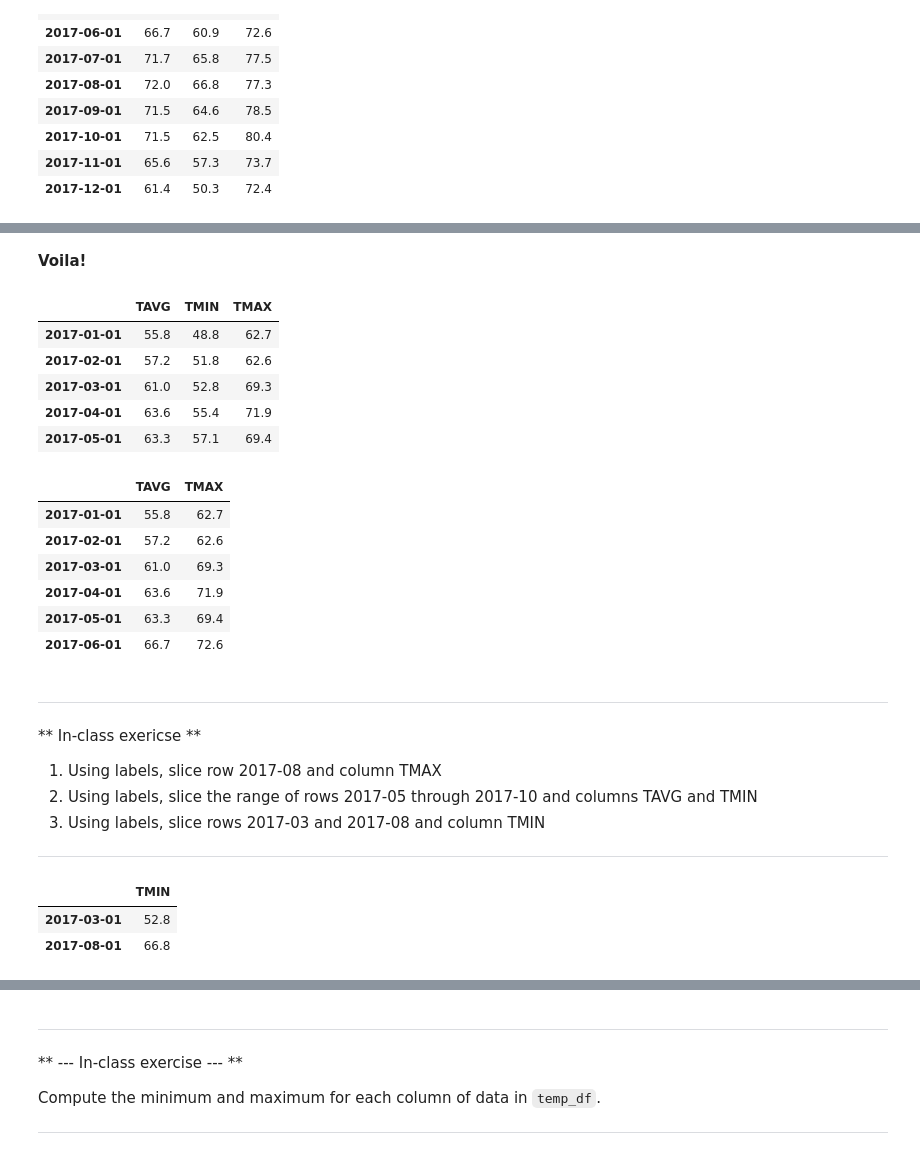
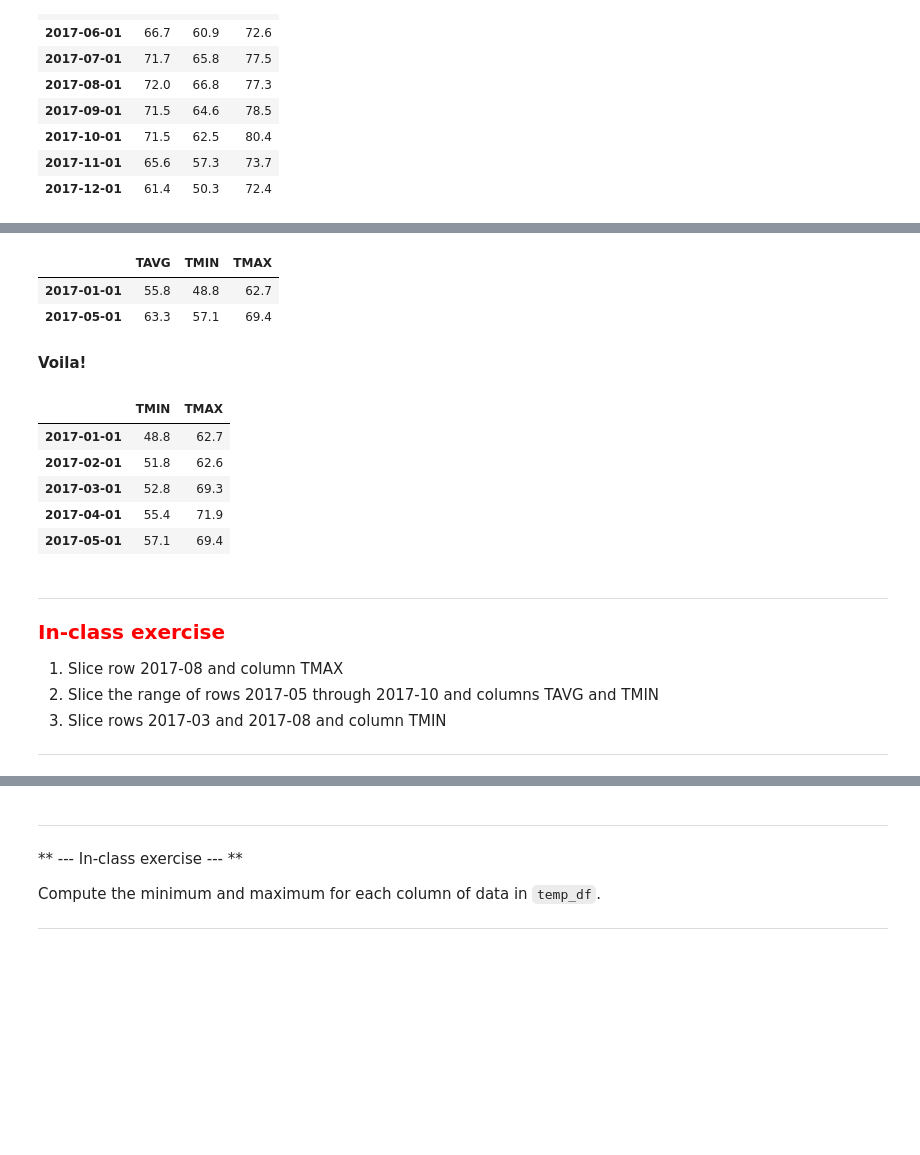
Before and after one commit to neil-berg/climate-data-analyses, a Jupyter notebook: lectures/AOS51_2019W_#2_KEY.ipynb, the cells around one changed output, grey strips where cells are left out. Cells and saved outputs as stored; diff of their text form; code cells hidden in the pictures; blank space fills up the shorter version.

Commit message:
through slicing

```diff
--- a/lectures/AOS51_2019W_#2_KEY.ipynb
+++ b/lectures/AOS51_2019W_#2_KEY.ipynb
@@ -327,38 +278,31 @@ temp_df.loc[[pd.Timestamp('2017-01'), pd.Timestamp('2017-05')]]
+# %%
+# slice rows by label: rows of '2017-01-01' and '2017-05-01'
+df.loc[[pd.Timestamp('2017-01'), pd.Timestamp('2017-05')]]
+# %% [output]
+|  | TAVG | TMIN | TMAX |
+| 2017-01-01 | 55.8 | 48.8 | 62.7 |
+| 2017-05-01 | 63.3 | 57.1 | 69.4 |
 # %% [markdown]
 **Voila!**
 # %%
-# Slice rows by label: range of months from 2017-01-01 to 2017-05-01
-temp_df.loc['2017-01':'2017-05']
+# Slice a range of months from 2017-01-01 to 2017-05-01 for TMIN and TMAX
+df.loc['2017-01':'2017-05', ['TMIN', 'TMAX']]
 # %% [output]
-|  | TAVG | TMIN | TMAX |
-| 2017-01-01 | 55.8 | 48.8 | 62.7 |
-| 2017-02-01 | 57.2 | 51.8 | 62.6 |
-| 2017-03-01 | 61.0 | 52.8 | 69.3 |
-| 2017-04-01 | 63.6 | 55.4 | 71.9 |
-| 2017-05-01 | 63.3 | 57.1 | 69.4 |
+|  | TMIN | TMAX |
+| 2017-01-01 | 48.8 | 62.7 |
+| 2017-02-01 | 51.8 | 62.6 |
+| 2017-03-01 | 52.8 | 69.3 |
+| 2017-04-01 | 55.4 | 71.9 |
+| 2017-05-01 | 57.1 | 69.4 |
-# %%
-# SLice rows and columns by label: range of months and columns TAVG, TMAX
-temp_df.loc['2017-01':'2017-06',['TAVG','TMAX']]
-# %% [output]
-|  | TAVG | TMAX |
-| 2017-01-01 | 55.8 | 62.7 |
-| 2017-02-01 | 57.2 | 62.6 |
-| 2017-03-01 | 61.0 | 69.3 |
-| 2017-04-01 | 63.6 | 71.9 |
-| 2017-05-01 | 63.3 | 69.4 |
-| 2017-06-01 | 66.7 | 72.6 |
 # %% [markdown]
 ---
-** In-class exericse **
-1. Using labels, slice row 2017-08 and column TMAX
-2. Using labels, slice the range of rows 2017-05 through 2017-10 and columns TAVG and TMIN
-3. Using labels, slice rows 2017-03 and 2017-08 and column TMIN
+<span style="color:red; font-size:20px; font-weight:bold">In-class exercise </span>
+
+1. Slice row 2017-08 and column TMAX
+2. Slice the range of rows 2017-05 through 2017-10 and columns TAVG and TMIN
+3. Slice rows 2017-03 and 2017-08 and column TMIN
 ---
 # %%
-#temp_df.loc['2017-08', ['TMAX']] # brackets around 'TMAX' are optional
-#temp_df.loc['2017-05':'2017-10', ['TAVG', 'TMAX']]
-temp_df.loc[[pd.Timestamp('2017-03'), pd.Timestamp('2017-08')], ['TMIN']] # brackets around 'TMIN' are optional
+#df.loc['2017-08', ['TMAX']] # brackets around 'TMAX' are optional
+#df.loc['2017-05':'2017-10', ['TAVG', 'TMAX']]
+#df.loc[[pd.Timestamp('2017-03'), pd.Timestamp('2017-08')], ['TMIN']] # brackets around 'TMIN' are optional
-# %% [output]
-|  | TMIN |
-| 2017-03-01 | 52.8 |
-| 2017-08-01 | 66.8 |
```
Also changed, not shown: parts of 65 cells of this notebook.
